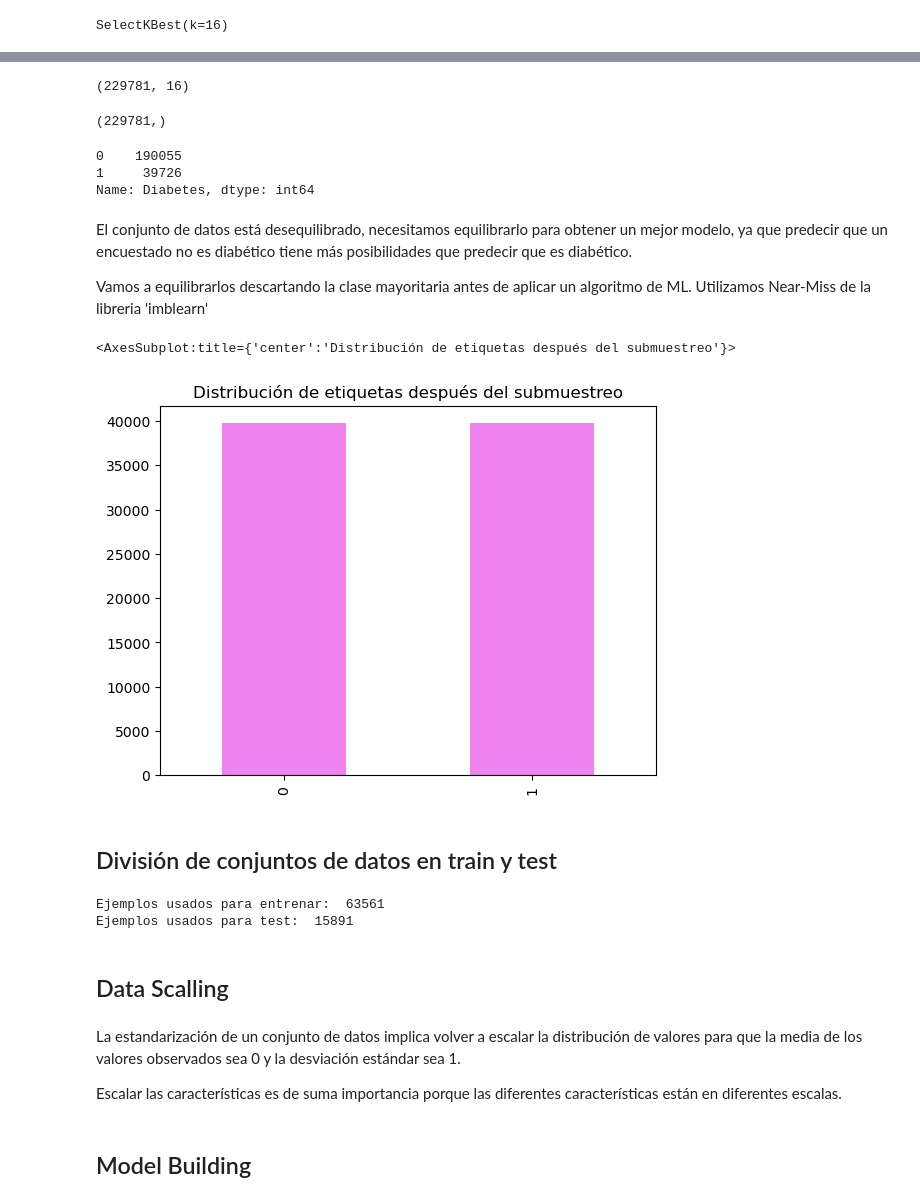
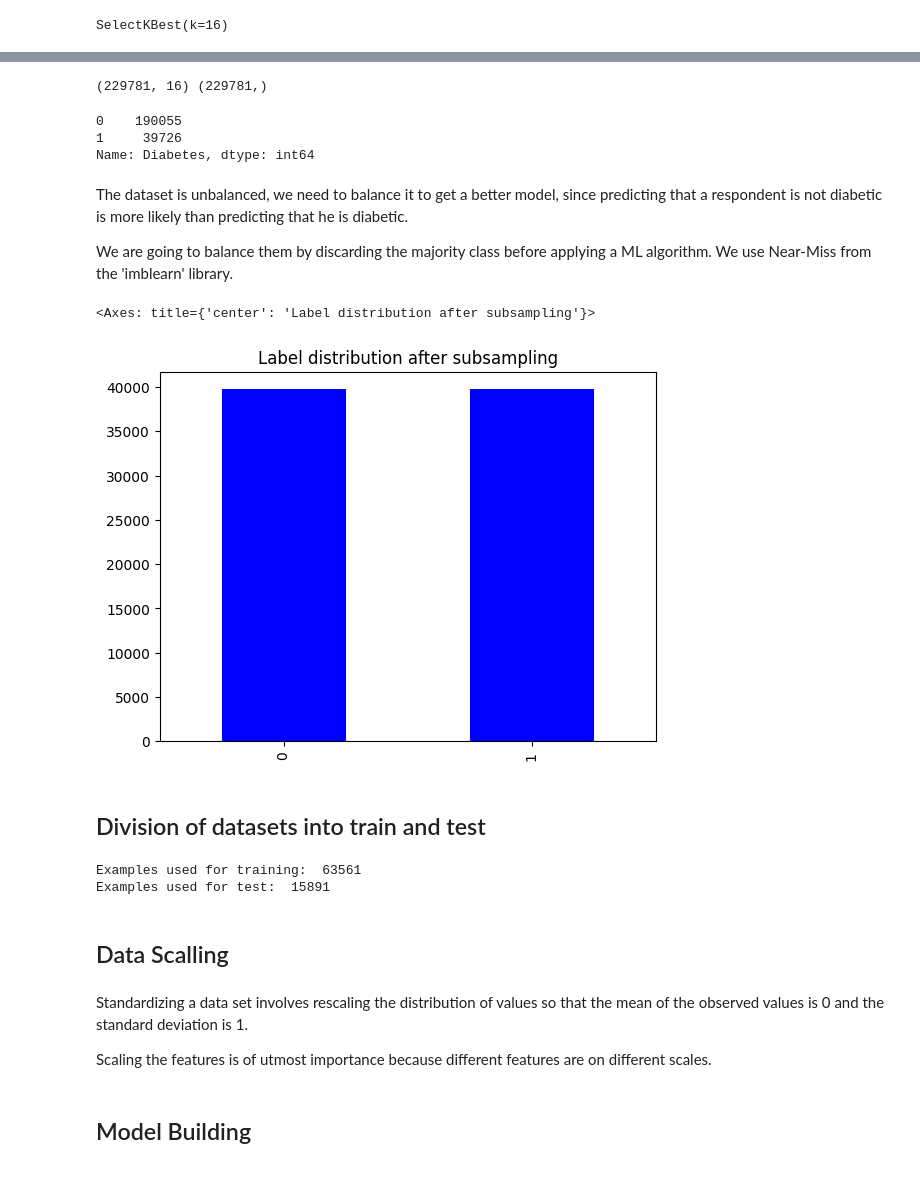
Before and after one commit to andresbarcia/NOTEBOOKS, a Jupyter notebook: Diabetes_ML_Predict/Diabetes_prediction_project.ipynb, the cells around one changed output, grey strips where cells are left out. Drawn from its saved outputs; the diff is of its cells as text; code cells hidden in the pictures.

```diff
--- a/Diabetes_ML_Predict/Diabetes_prediction_project.ipynb
+++ b/Diabetes_ML_Predict/Diabetes_prediction_project.ipynb
@@ -1134,6 +794,5 @@ Las variables seleccionadas son coherentes con el Analisis exploratorio de datos
 # %%
-cols_to_drop = data[['consume_fruta','consume_verduras', 'obra_social',
-      'costo_salud', 'Sexo']]
+cols_to_drop = data[['Fruits','Veggies', 'AnyHealthcare', 'NoDocbcCost', 'Sex']]
 # %%
 X1 = X.drop(cols_to_drop, axis=1)
 # %%
@@ -1149,11 +807,7 @@ Index(['presión_arterial', 'colesterol', 'control_colesterol', 'IMC',
 # %%
-X1.shape
+print(X1.shape, y.shape)
 # %% [output]
-(229781, 16)
+(229781, 16) (229781,)
-# %%
-y.shape
-# %% [output]
-(229781,)
 # %%
 y.value_counts()
 # %% [output]
@@ -1161,37 +815,36 @@ y.value_counts()
 1     39726
 Name: Diabetes, dtype: int64
 # %% [markdown]
-El conjunto de datos está desequilibrado, necesitamos equilibrarlo para obtener un mejor modelo, ya que predecir que un encuestado no es diabético tiene más posibilidades que predecir que es diabético.
+The dataset is unbalanced, we need to balance it to get a better model, since predicting that a respondent is not diabetic is more likely than predicting that he is diabetic.
 
-Vamos a  equilibrarlos descartando la clase mayoritaria antes de aplicar un algoritmo de ML.
-Utilizamos Near-Miss de la libreria 'imblearn'
+We are going to balance them by discarding the majority class before applying a ML algorithm.
+We use Near-Miss from the 'imblearn' library.
 # %%
 from imblearn.under_sampling import NearMiss
 nm = NearMiss(version = 1)
 
 X_sm,y_sm = nm.fit_resample(X1,y)
 # %%
-#Pintamos la nueva distribución
-y_sm.value_counts().plot(kind='bar', title='Distribución de etiquetas después del submuestreo', color = 'violet')
+y_sm.value_counts().plot(kind='bar', title='Label distribution after subsampling', color = 'blue')
 # %% [output]
-<AxesSubplot:title={'center':'Distribución de etiquetas después del submuestreo'}>
+<Axes: title={'center': 'Label distribution after subsampling'}>
-[figure, old version]
+[figure, new version]
 # %% [markdown]
-## División de conjuntos de datos en train y test
+## Division of datasets into train and test
 # %%
 X_train , X_test , y_train , y_test = train_test_split(X_sm,y_sm, test_size=0.2 , random_state=42)
 # %%
-print("Ejemplos usados para entrenar: ", len(X_train))
-print("Ejemplos usados para test: ", len(X_test))
+print("Examples used for training: ", len(X_train))
+print("Examples used for test: ", len(X_test))
 # %% [output]
-Ejemplos usados para entrenar:  63561
-Ejemplos usados para test:  15891
+Examples used for training:  63561
+Examples used for test:  15891
 # %% [markdown]
 ## Data Scalling
 # %% [markdown]
-La estandarización de un conjunto de datos implica volver a escalar la distribución de valores para que la media de los valores observados sea 0 y la desviación estándar sea 1.
+Standardizing a data set involves rescaling the distribution of values so that the mean of the observed values is 0 and the standard deviation is 1.
 
-Escalar las características es de suma importancia porque las diferentes características están en diferentes escalas.
+Scaling the features is of utmost importance because different features are on different scales.
 # %%
 scaler = StandardScaler()
 X_train = scaler.fit_transform(X_train)
```
Also changed, not shown: parts of 150 cells of this notebook, 4 other files.
